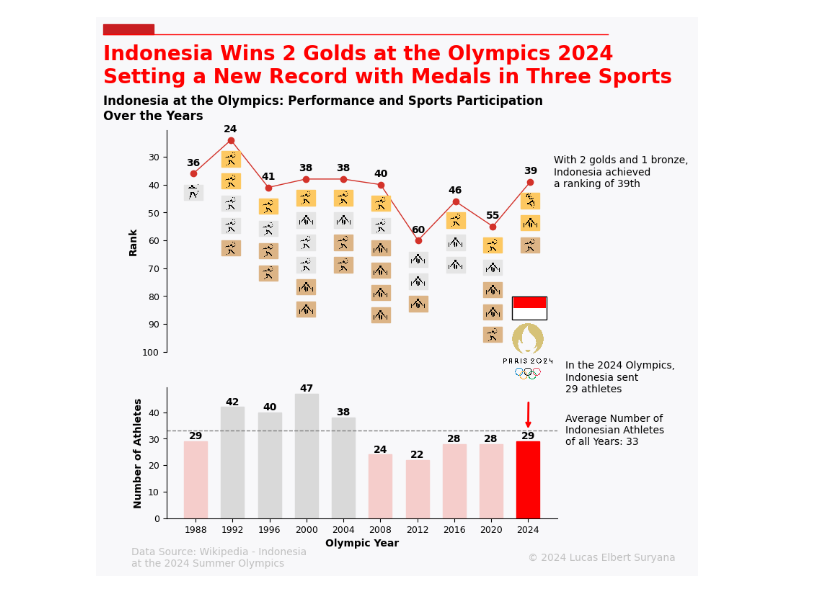
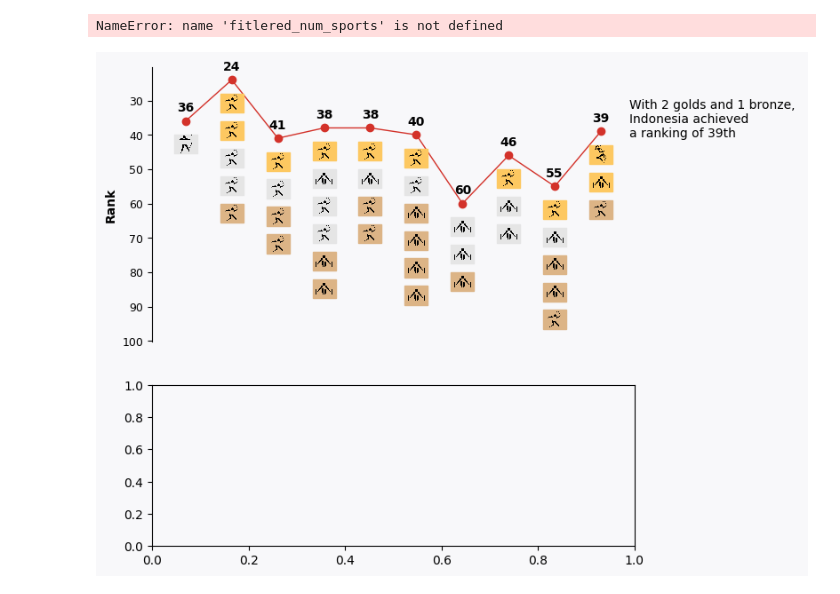
Before and after one commit to lucassuryana/IndonesiaOlympics2024Analysis, a Jupyter notebook: analysis.ipynb, the cells around one changed output. Saved outputs shown, nothing was run; the diff lists cells and outputs as text; code cells hidden in the pictures.

```diff
--- a/analysis.ipynb
+++ b/analysis.ipynb
@@ -27,32 +27,33 @@ total_medals = np.array(gold) + np.array(silver) + np.array(bronze)
 filtered_years, filtered_num_athletes, filtered_num_sports, filtered_rank, filtered_total_medals, filtered_gold, filtered_silver, filtered_bronze, filtered_sports_medal_gold, filtered_sports_medal_silver, filtered_sports_medal_bronze = filter_data(
     years, num_athletes, num_sports, rank, total_medals, gold, silver, bronze, sports_medals_gold, sports_medals_silver, sports_medals_bronze
 )
 
 # Calculate average number of athletes
 average_num_sports = np.mean(filtered_num_sports[:-1])
 average_num_athletes = np.mean(filtered_num_athletes[:-1])
 
 # Create plots
 fig, (ax1, ax2) = plt.subplots(2, 1, figsize=(7, 7), gridspec_kw={'height_ratios': [1.7, 1]})
 fig.patch.set_facecolor('#F8F8FA')
 ax1.set_facecolor('#F8F8FA')
 ax2.set_facecolor('#F8F8FA')
 
 # Plot data
 plot_medals(ax1, filtered_years, filtered_rank, filtered_gold, filtered_silver, filtered_bronze, filtered_sports_medal_gold, filtered_sports_medal_silver, filtered_sports_medal_bronze)
-plot_sports(ax2, filtered_years, fitlered_num_sports, average_num_sports)
+plot_sports(ax2, filtered_years, filtered_num_sports, average_num_sports)
 #plot_athletes(ax2, filtered_years, filtered_num_athletes, average_num_athletes)
 
 # Add images and annotations
 add_images(ax2, 'indonesia_flag.png', 'olympic_logo.png', filtered_years, filtered_num_sports)
 #add_images(ax2, 'indonesia_flag.png', 'olympic_logo.png', filtered_years, filtered_num_athletes)
 
 # Add title, horizontal line, and rectangle
 add_title_and_lines(fig)
 
 # Adjust layout and save plot
 # plt.tight_layout()
 plt.savefig('indonesia_olimpiade_2024.png', dpi=600, bbox_inches='tight', pad_inches=0.2)
 plt.show()
 # %% [output]
+NameError: name 'fitlered_num_sports' is not defined
-[figure, old version]
+[figure, new version]
```
Also changed, not shown: 1 other file.
